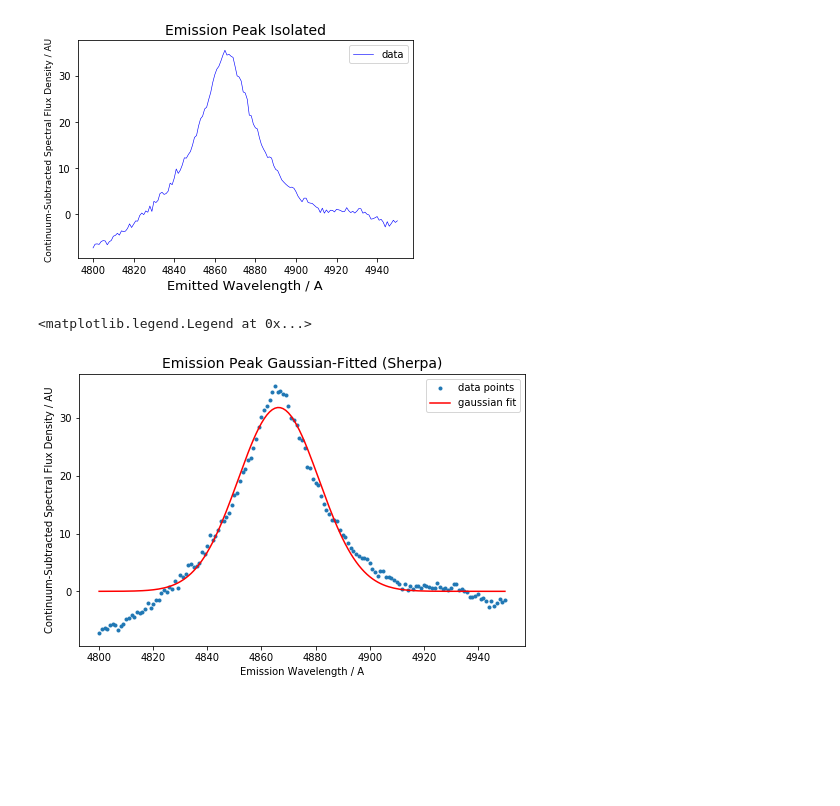
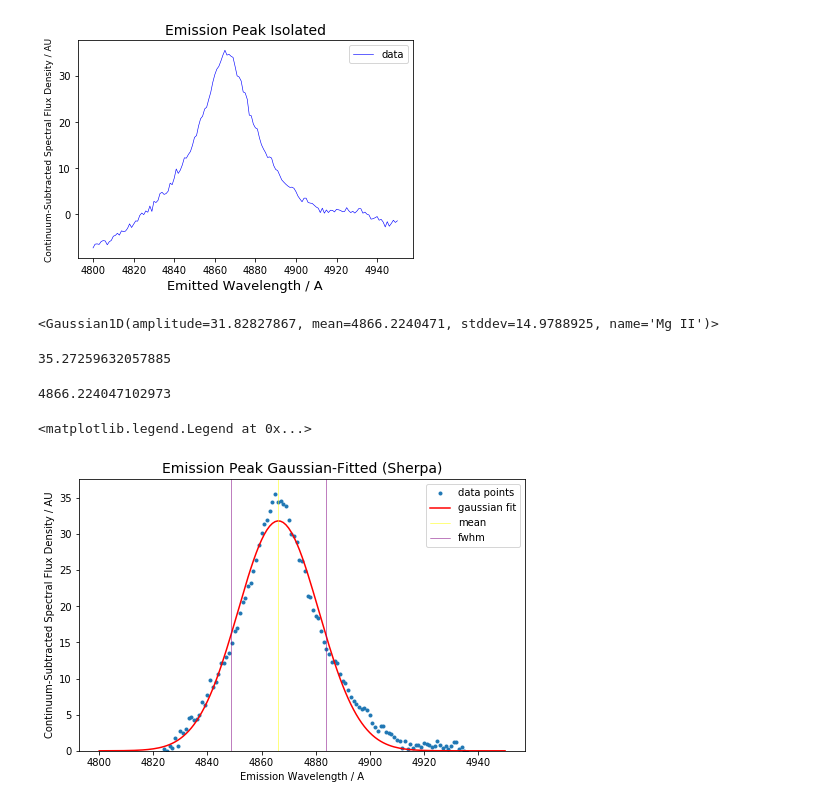
Before and after one commit to spyphyz/curve_fit, a Jupyter notebook: curve_fit_spectrograph.ipynb, the cells around one changed output. Drawn from its saved outputs; the diff is of its cells as text; code cells hidden in the pictures; blank space fills up the shorter version.

```diff
--- a/curve_fit_spectrograph.ipynb
+++ b/curve_fit_spectrograph.ipynb
@@ -187,11 +207,12 @@ Text(0,0.5,'Continuum-Subtracted Spectral Flux Density / AU')
 sfit = SherpaFitter(statistic='chi2', optimizer='levmar', estmethod='confidence') # use if have error data
 # %%
-true = Gaussian1D(amplitude=30, mean=4860, stddev=5)
+true = Gaussian1D(amplitude=30, mean=4860, stddev=5, name='Mg II')
 err = 0.8
 step = 0.2
 x = df2['wavelength']
 y = df2['flux_minus_top_minus15']
 y_errs = df2['error']
+binsize = step * np.ones(x.shape) # binsize is the width of the bin!
 # %%
 fit_model = true.copy() # offset fit model from true
 fit_model.amplitude = 30
@@ -199,23 +220,38 @@ fit_model.mean = 4860
 fit_model.stddev = 5
 # %%
 # fitted_model = sfit(fit_model, x, y)
-fitted_model = sfit(fit_model, x, y, err=y_errs) # if error data available
+fitted_model = sfit(fit_model, x, y, xbinsize=binsize, err=y_errs) # if error data available
-# %%
-# Plot the data with the best-fit model
-plt.figure(figsize=(8,5))
-plt.plot(x, y, '.', label='data points')
-#plt.plot(x, t(x), label='Trapezoid')
-plt.title('Emission Peak Gaussian-Fitted (Sherpa)', fontsize=14, color='black')
-plt.plot(x, fitted_model(x), label='gaussian fit', color='red')
-plt.xlabel('Emission Wavelength / A')
-plt.ylabel('Continuum-Subtracted Spectral Flux Density / AU')
-plt.legend()
-# %% [output]
-<matplotlib.legend.Legend at 0x...>
-[figure, removed]
 # %%
 fitted_model
+# %% [output]
+<Gaussian1D(amplitude=31.82827867, mean=4866.2240471, stddev=14.9788925, name='Mg II')>
 # %%
 fitted_model.fwhm
+# %% [output]
+35.27259632057885
+# %%
+fitted_model.mean.value
+# %% [output]
+4866.224047102973
+# %%
+# Plot the data with the best-fit model
+plt.figure(figsize=(8,5))
+plt.plot(x, y, '.', label='data points')
+#plt.plot(x, t(x), label='Trapezoid')
+plt.plot(x, fitted_model(x), label='gaussian fit', color='red')
+plt.axvline(x=fitted_model.mean.value, label='mean', color='yellow', lw=0.5)
+plt.axvline(x=fitted_model.mean.value+0.5*fitted_model.fwhm, label='fwhm', color='purple', lw=0.5)
+plt.axvline(x=fitted_model.mean.value-0.5*fitted_model.fwhm, color='purple', lw=0.5)
+
+#plt.plot(±0.5*fitted_model.fwhm, label='fwhm', color='yellow') # draw vertical lines to mark fwhm, centred on fitted_model.mean.value
+
+plt.title('Emission Peak Gaussian-Fitted (Sherpa)', fontsize=14, color='black')
+plt.xlabel('Emission Wavelength / A')
+plt.ylabel('Continuum-Subtracted Spectral Flux Density / AU')
+plt.ylim(0,)
+plt.legend()
+# %% [output]
+<matplotlib.legend.Legend at 0x...>
+[figure, added]
 # %%
 print(sfit.fit_info)
```
Also changed, not shown: parts of 10 cells of this notebook.
